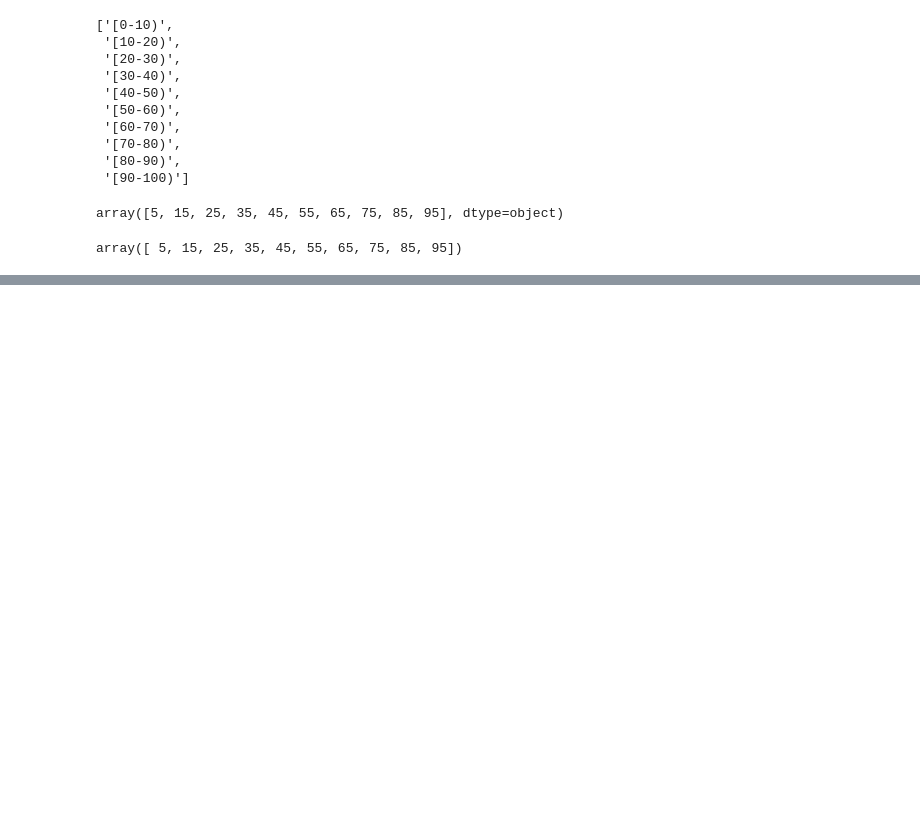
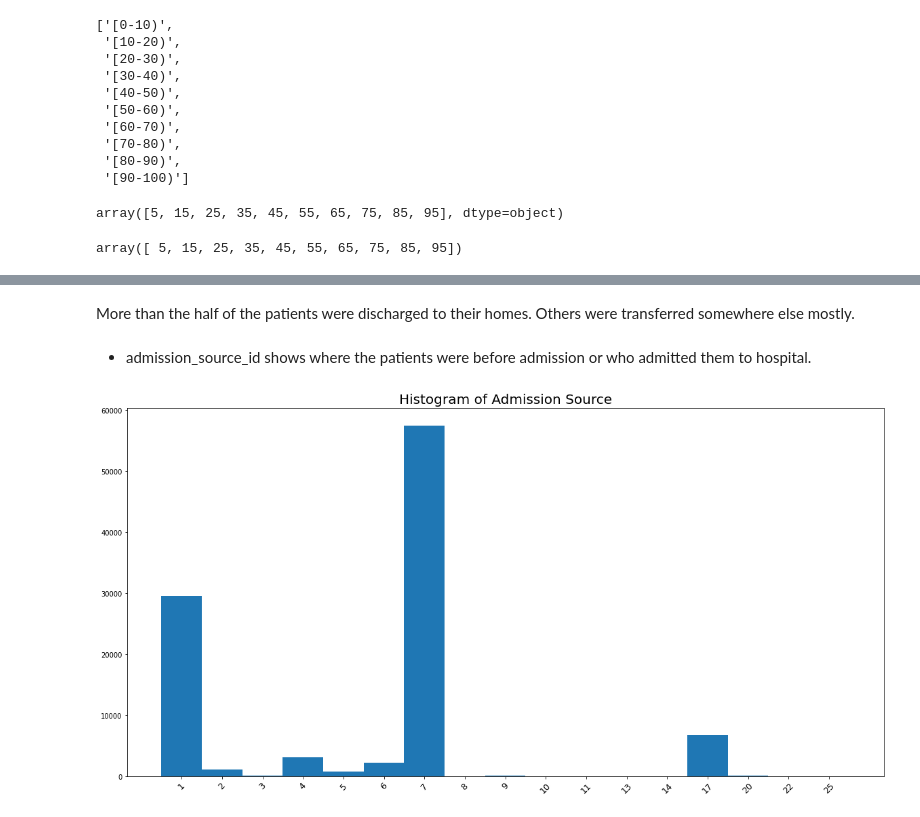
Before and after one commit to rmoolchandani/rmoolcha_Capstone, a Jupyter notebook: Capstone_Project.ipynb, the cells around one changed output, grey strips where cells are left out. Cells and saved outputs as stored; diff of their text form; code cells hidden in the pictures; blank space fills up the shorter version.

```diff
--- a/Capstone_Project.ipynb
+++ b/Capstone_Project.ipynb
@@ -299,0 +319,9 @@ array([ 5, 15, 25, 35, 45, 55, 65, 75, 85, 95])
+# %% [markdown]
+
+More than the half of the patients were discharged to their homes. Others were transferred somewhere else mostly.
+# %% [markdown]
+* admission_source_id shows where the patients were before admission or who admitted them to hospital.
+# %%
+plotHistOfCol('admission_source_id', 'Histogram of Admission Source')
+# %% [output]
+[figure, added]
```
Also changed, not shown: parts of 167 cells of this notebook.
